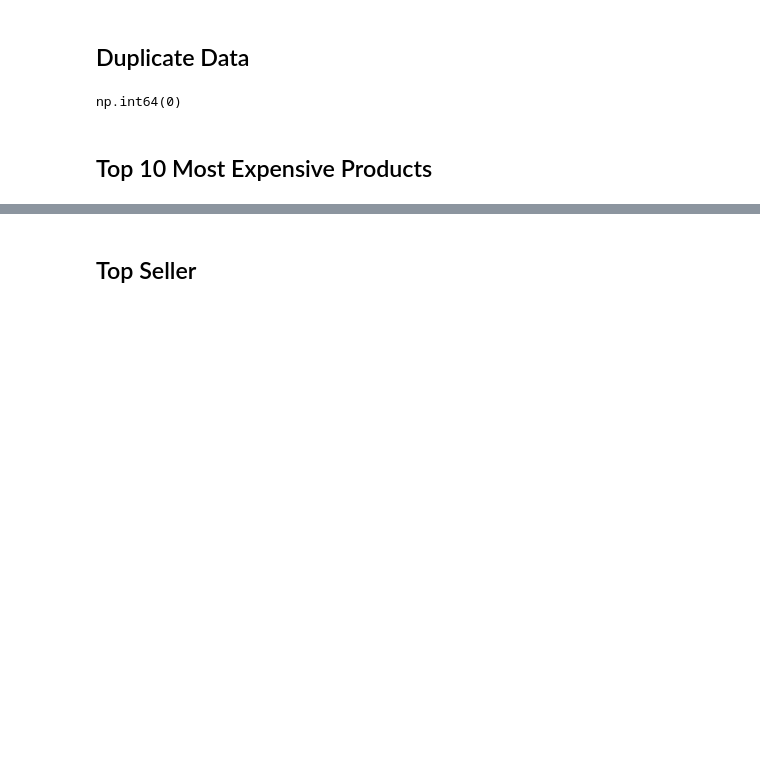
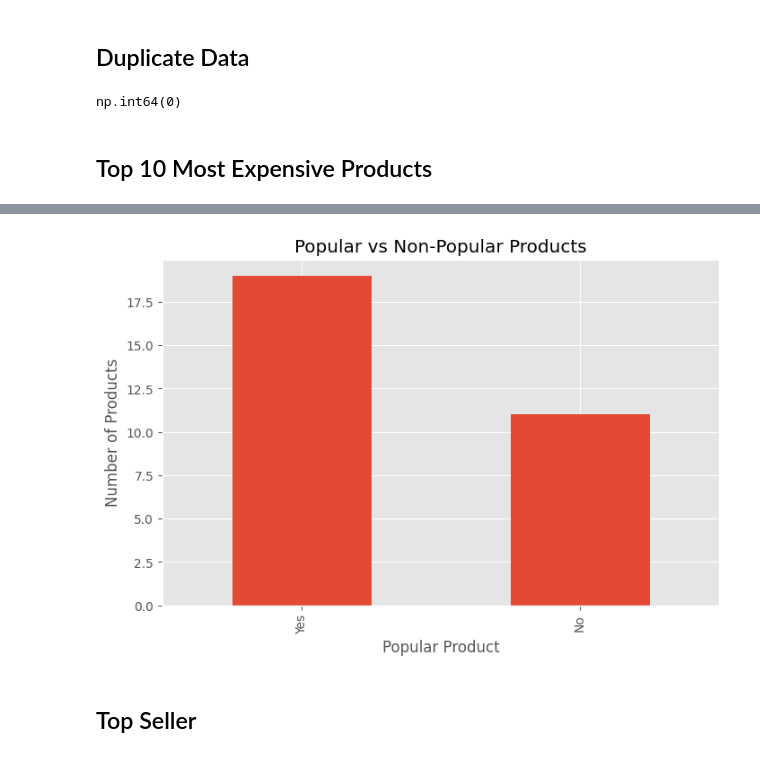
Before and after one commit to anandakarniaa/tokopedia-etl-pipeline, a Jupyter notebook: notebook/eda.ipynb, the cells around one changed output, grey strips where cells are left out. Saved outputs shown, nothing was run; the diff lists cells and outputs as text; code cells hidden in the pictures; blank space fills up the shorter version.

```diff
--- a/notebook/eda.ipynb
+++ b/notebook/eda.ipynb
@@ -109,3 +190,15 @@ df.sort_values("Price", ascending=False).head(10)
+# %%
+plt.figure(figsize=(8,5))
+
+df["Popular_Product"].value_counts().plot(kind="bar")
+
+plt.title("Popular vs Non-Popular Products")
+plt.xlabel("Popular Product")
+plt.ylabel("Number of Products")
+
+plt.show()
+# %% [output]
+[figure, added]
 # %% [markdown]
 ## Top Seller
 # %%
```
Also changed, not shown: parts of 61 cells of this notebook, 19 other files.
